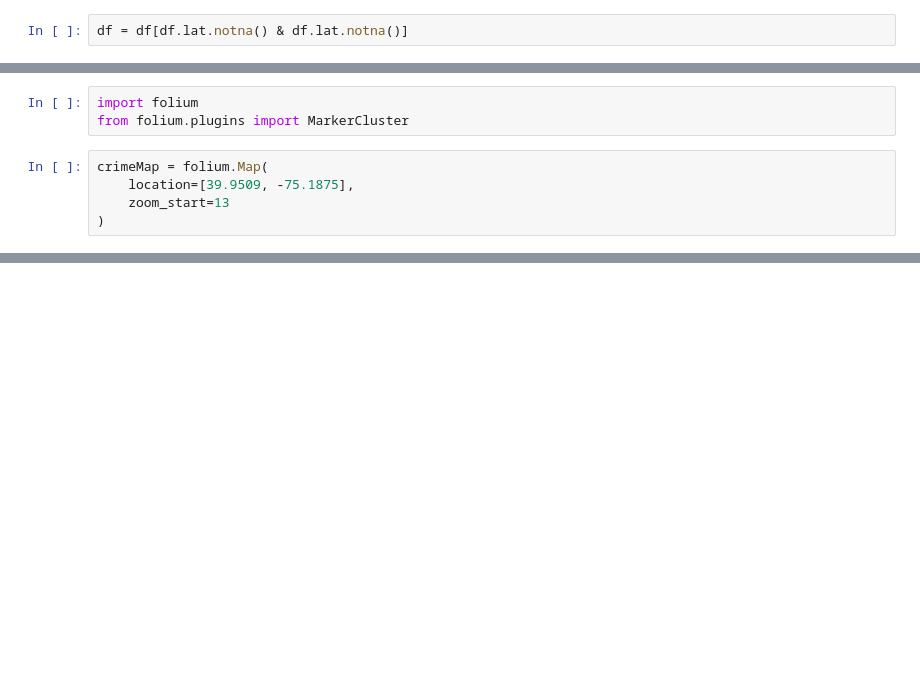
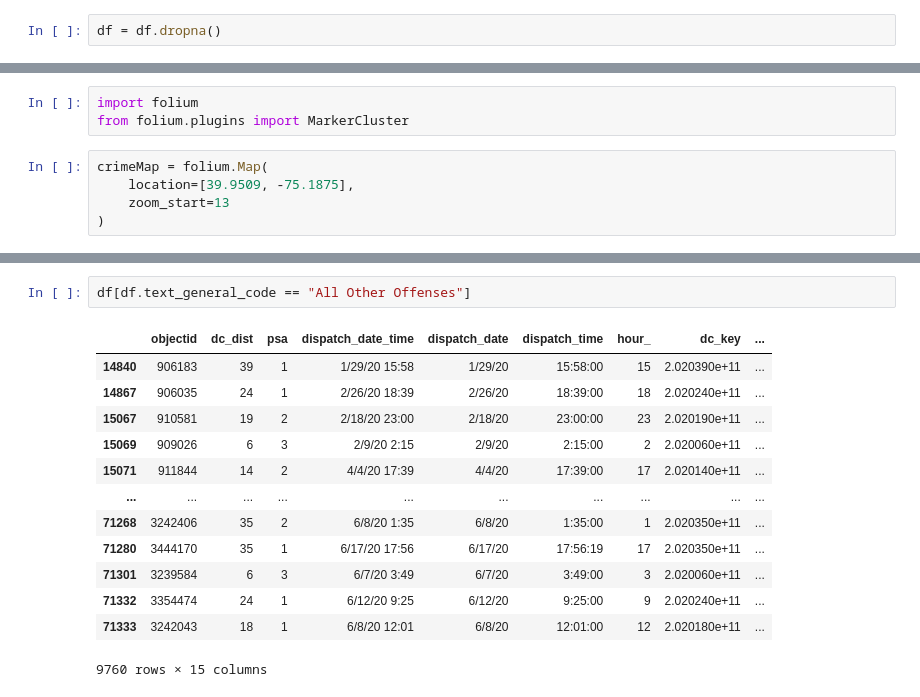
Before and after one commit to AoWangPhilly/red-handed, a Jupyter notebook: src/data/Cleaning Crime Data.ipynb, the cells around one changed output, grey strips where cells are left out. Saved outputs shown, nothing was run; the diff lists cells and outputs as text; blank space fills up the shorter version.

```diff
--- a/src/data/Cleaning Crime Data.ipynb
+++ b/src/data/Cleaning Crime Data.ipynb
@@ -47,5 +48,5 @@ df.describe()
 | 50% | 2.436908e+06 | 17.000000 | 14.000000 | 2.020170e+11 | 800.000000 | -75.158251 | 39.991029 | 39.991029 | -75.158251 |
 | 75% | 3.137749e+06 | 24.000000 | 18.000000 | 2.020240e+11 | 1400.000000 | -75.122525 | 40.027156 | 40.027156 | -75.122525 |
 | max | 3.688287e+06 | 77.000000 | 23.000000 | 2.020770e+11 | 2600.000000 | -74.957586 | 40.137713 | 40.137713 | -74.957586 |
-# %%
-df = df[df.lat.notna() & df.lat.notna()]
+# %%
+df = df.dropna()
@@ -145,0 +154,16 @@ df[df.location_block == "0 BLOCK PIA WAY"]
+# %%
+df[df.text_general_code == "All Other Offenses"]
+# %% [output]
+|  | objectid | dc_dist | psa | dispatch_date_time | dispatch_date | dispatch_time | hour_ | dc_key | ... |
+| 14840 | 906183 | 39 | 1 | 1/29/20 15:58 | 1/29/20 | 15:58:00 | 15 | 2.020390e+11 | ... |
+| 14867 | 906035 | 24 | 1 | 2/26/20 18:39 | 2/26/20 | 18:39:00 | 18 | 2.020240e+11 | ... |
+| 15067 | 910581 | 19 | 2 | 2/18/20 23:00 | 2/18/20 | 23:00:00 | 23 | 2.020190e+11 | ... |
+| 15069 | 909026 | 6 | 3 | 2/9/20 2:15 | 2/9/20 | 2:15:00 | 2 | 2.020060e+11 | ... |
+| 15071 | 911844 | 14 | 2 | 4/4/20 17:39 | 4/4/20 | 17:39:00 | 17 | 2.020140e+11 | ... |
+| ... | ... | ... | ... | ... | ... | ... | ... | ... | ... |
+| 71268 | 3242406 | 35 | 2 | 6/8/20 1:35 | 6/8/20 | 1:35:00 | 1 | 2.020350e+11 | ... |
+| 71280 | 3444170 | 35 | 1 | 6/17/20 17:56 | 6/17/20 | 17:56:19 | 17 | 2.020350e+11 | ... |
+| 71301 | 3239584 | 6 | 3 | 6/7/20 3:49 | 6/7/20 | 3:49:00 | 3 | 2.020060e+11 | ... |
+| 71332 | 3354474 | 24 | 1 | 6/12/20 9:25 | 6/12/20 | 9:25:00 | 9 | 2.020240e+11 | ... |
+| 71333 | 3242043 | 18 | 1 | 6/8/20 12:01 | 6/8/20 | 12:01:00 | 12 | 2.020180e+11 | ... |
+9760 rows × 15 columns
```
Also changed, not shown: parts of 6 cells of this notebook, 15 other files.
